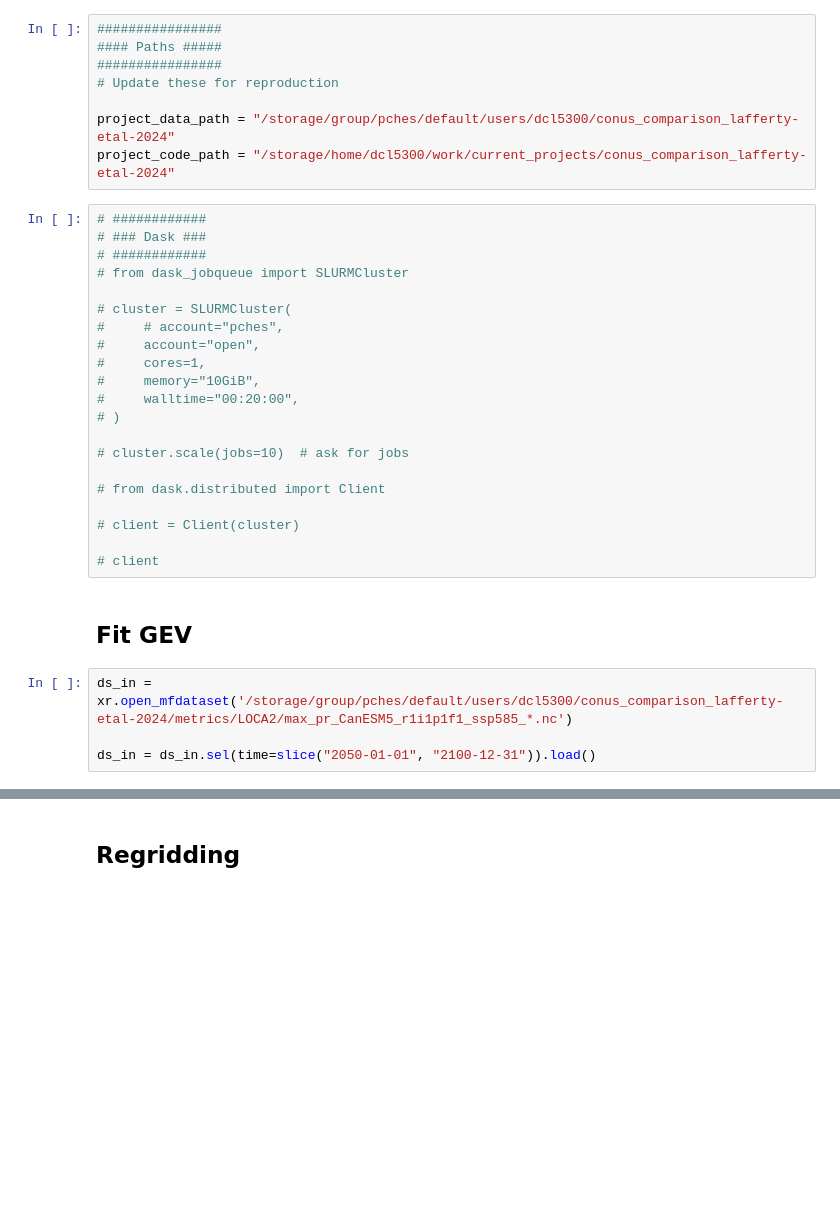
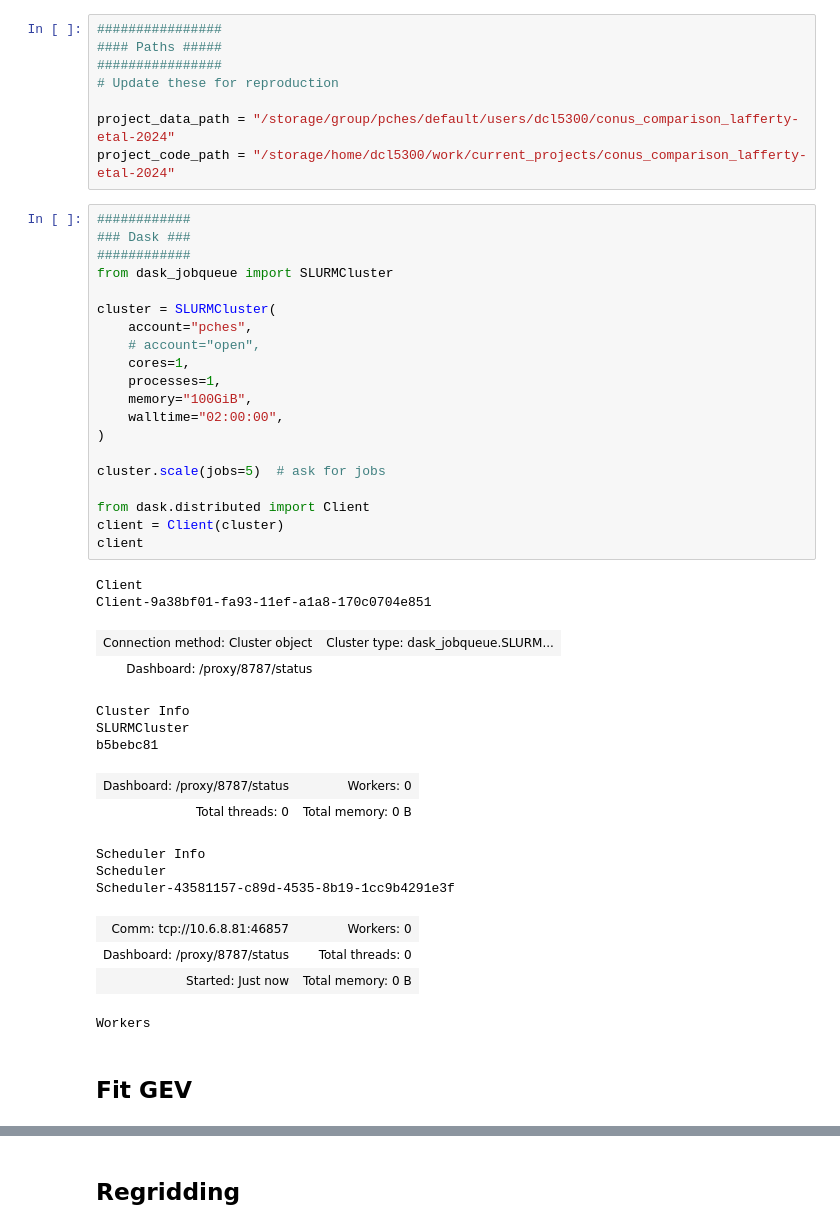
Before and after one commit to david0811/conus_comparison_lafferty-etal-2024, a Jupyter notebook: scripts/02a_eva.ipynb, the cells around one changed output, grey strips where cells are left out. Cells and saved outputs as stored; diff of their text form; blank space fills up the shorter version.

```diff
--- a/scripts/02a_eva.ipynb
+++ b/scripts/02a_eva.ipynb
@@ -17,29 +12,41 @@ from utils import loca_gard_mapping, gev_metric_ids
 project_data_path = "/storage/group/pches/default/users/dcl5300/conus_comparison_lafferty-etal-2024"
 project_code_path = "/storage/home/dcl5300/work/current_projects/conus_comparison_lafferty-etal-2024"
 # %%
-# ############
-# ### Dask ###
-# ############
-# from dask_jobqueue import SLURMCluster
+############
+### Dask ###
+############
+from dask_jobqueue import SLURMCluster
 
-# cluster = SLURMCluster(
-#     # account="pches",
-#     account="open",
-#     cores=1,
-#     memory="10GiB",
-#     walltime="00:20:00",
-# )
+cluster = SLURMCluster(
+    account="pches",
+    # account="open",
+    cores=1,
+    processes=1,
+    memory="100GiB",
+    walltime="02:00:00",
+)
 
-# cluster.scale(jobs=10)  # ask for jobs
+cluster.scale(jobs=5)  # ask for jobs
 
-# from dask.distributed import Client
-
-# client = Client(cluster)
-
-# client
+from dask.distributed import Client
+client = Client(cluster)
+client
+# %% [output]
+Client
+Client-9a38bf01-fa93-11ef-a1a8-170c0704e851
+| Connection method: Cluster object | Cluster type: dask_jobqueue.SLURM... |
+| Dashboard: /proxy/8787/status |  |
+Cluster Info
+SLURMCluster
+b5bebc81
+| Dashboard: /proxy/8787/status | Workers: 0 |
+| Total threads: 0 | Total memory: 0 B |
+Scheduler Info
+Scheduler
+Scheduler-43581157-c89d-4535-8b19-1cc9b4291e3f
+| Comm: tcp://10.6.8.81:46857 | Workers: 0 |
+| Dashboard: /proxy/8787/status | Total threads: 0 |
+| Started: Just now | Total memory: 0 B |
+Workers
 # %% [markdown]
 ## Fit GEV
-# %%
-ds_in = xr.open_mfdataset('/storage/group/pches/default/users/dcl5300/conus_comparison_lafferty-etal-2024/metrics/LOCA2/max_pr_CanESM5_r1i1p1f1_ssp585_*.nc')
-
-ds_in = ds_in.sel(time=slice("2050-01-01", "2100-12-31")).load()
```
Also changed, not shown: parts of 6 cells of this notebook, 6 other files.
